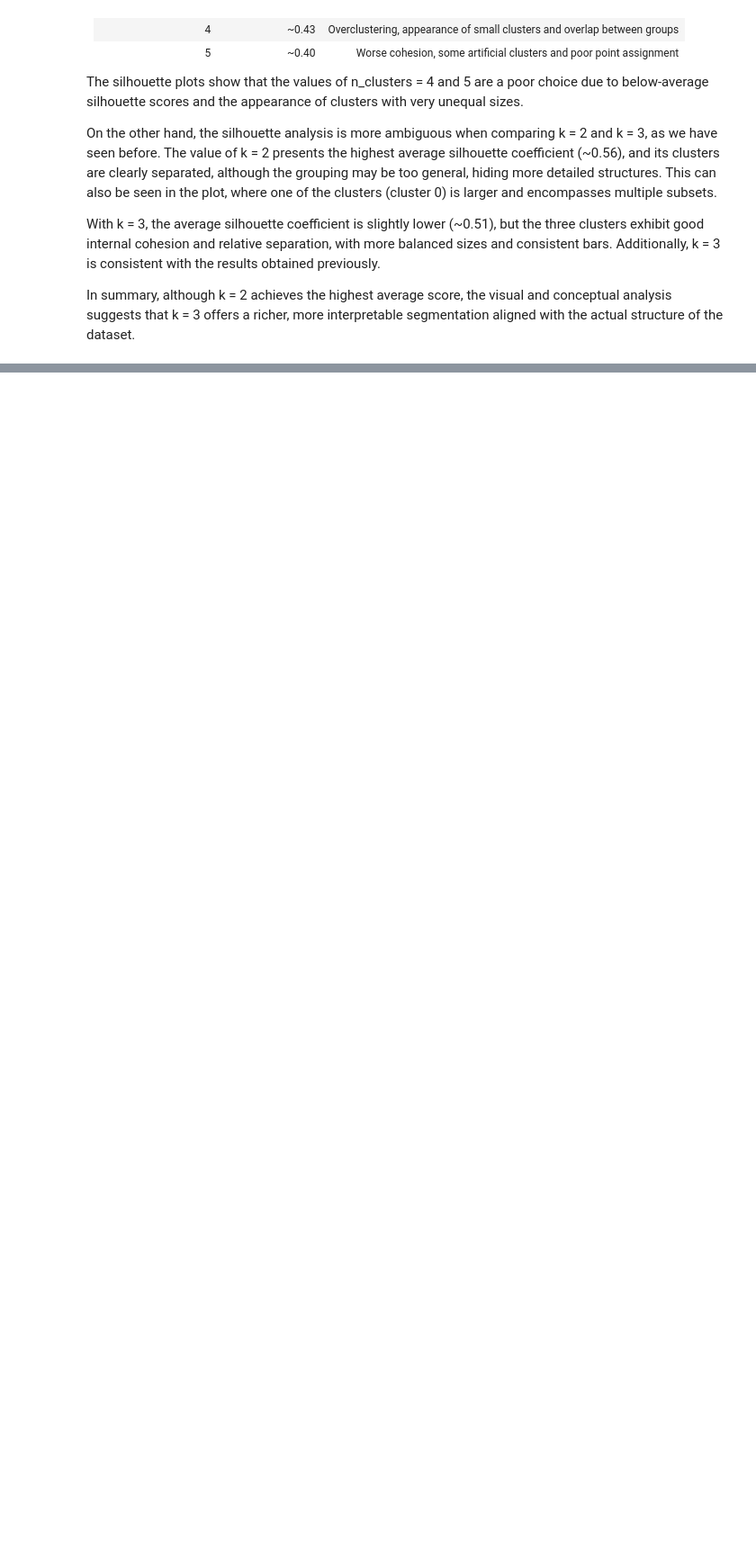
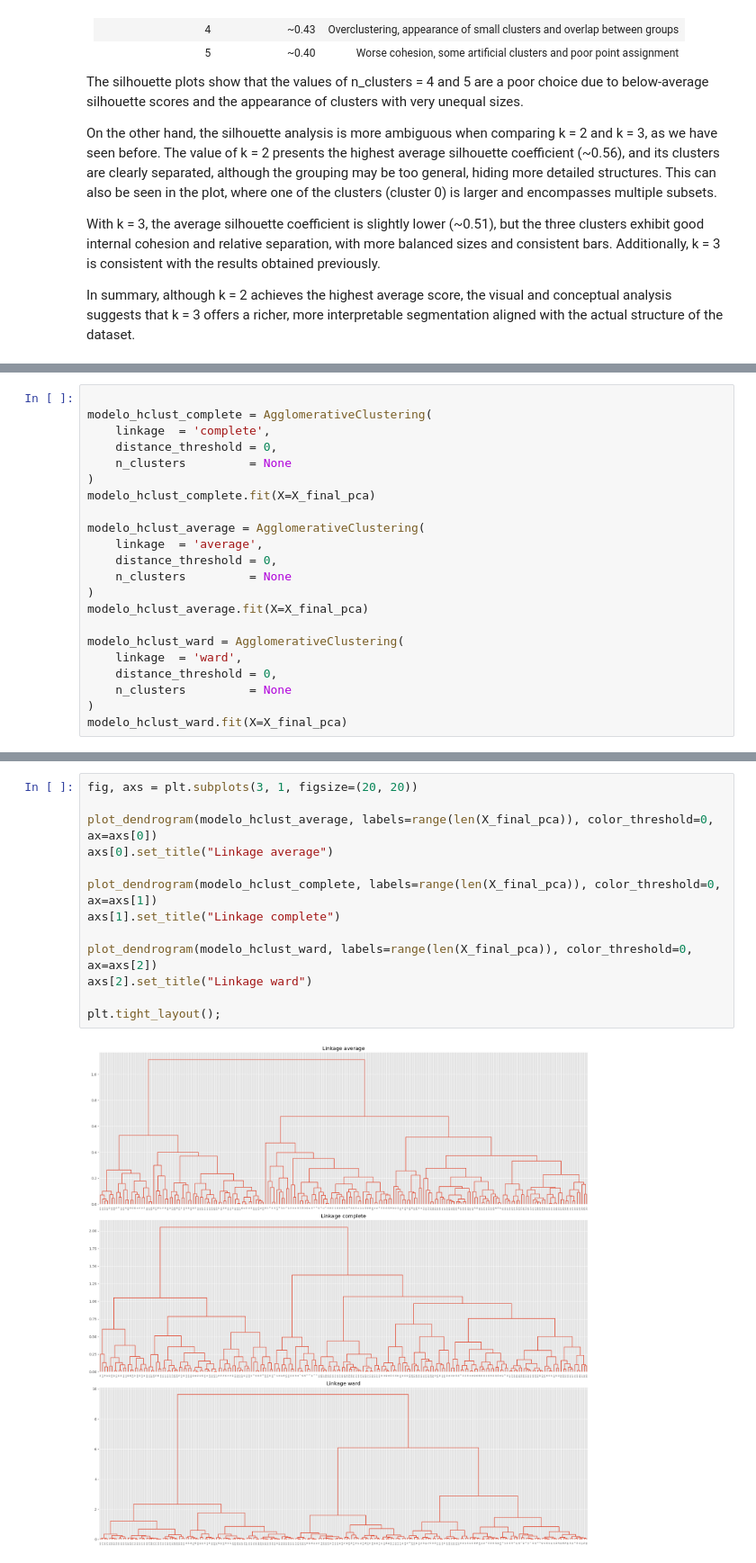
Before and after one commit to CarlosBravoGarran/ML-Seed-Clustering, a Jupyter notebook: Seed_Clustering.ipynb, the cells around one changed output, grey strips where cells are left out. Shown at 90% size. Drawn from its saved outputs; the diff is of its cells as text; blank space fills up the shorter version.

```diff
--- a/Seed_Clustering.ipynb
+++ b/Seed_Clustering.ipynb
@@ -369,0 +471,22 @@ In summary, although k = 2 achieves the highest average score, the visual and co
+# %%
+
+modelo_hclust_complete = AgglomerativeClustering(
+    linkage  = 'complete',
+    distance_threshold = 0,
+    n_clusters         = None
+)
+modelo_hclust_complete.fit(X=X_final_pca)
+
+modelo_hclust_average = AgglomerativeClustering(
+    linkage  = 'average',
+    distance_threshold = 0,
+    n_clusters         = None
+)
+modelo_hclust_average.fit(X=X_final_pca)
+
+modelo_hclust_ward = AgglomerativeClustering(
+    linkage  = 'ward',
+    distance_threshold = 0,
+    n_clusters         = None
+)
+modelo_hclust_ward.fit(X=X_final_pca)
@@ -369,0 +501,15 @@ In summary, although k = 2 achieves the highest average score, the visual and co
+# %%
+fig, axs = plt.subplots(3, 1, figsize=(20, 20))
+
+plot_dendrogram(modelo_hclust_average, labels=range(len(X_final_pca)), color_threshold=0, ax=axs[0])
+axs[0].set_title("Linkage average")
+
+plot_dendrogram(modelo_hclust_complete, labels=range(len(X_final_pca)), color_threshold=0, ax=axs[1])
+axs[1].set_title("Linkage complete")
+
+plot_dendrogram(modelo_hclust_ward, labels=range(len(X_final_pca)), color_threshold=0, ax=axs[2])
+axs[2].set_title("Linkage ward")
+
+plt.tight_layout();
+# %% [output]
+[figure, added]
```
Also changed, not shown: parts of 32 cells of this notebook.
